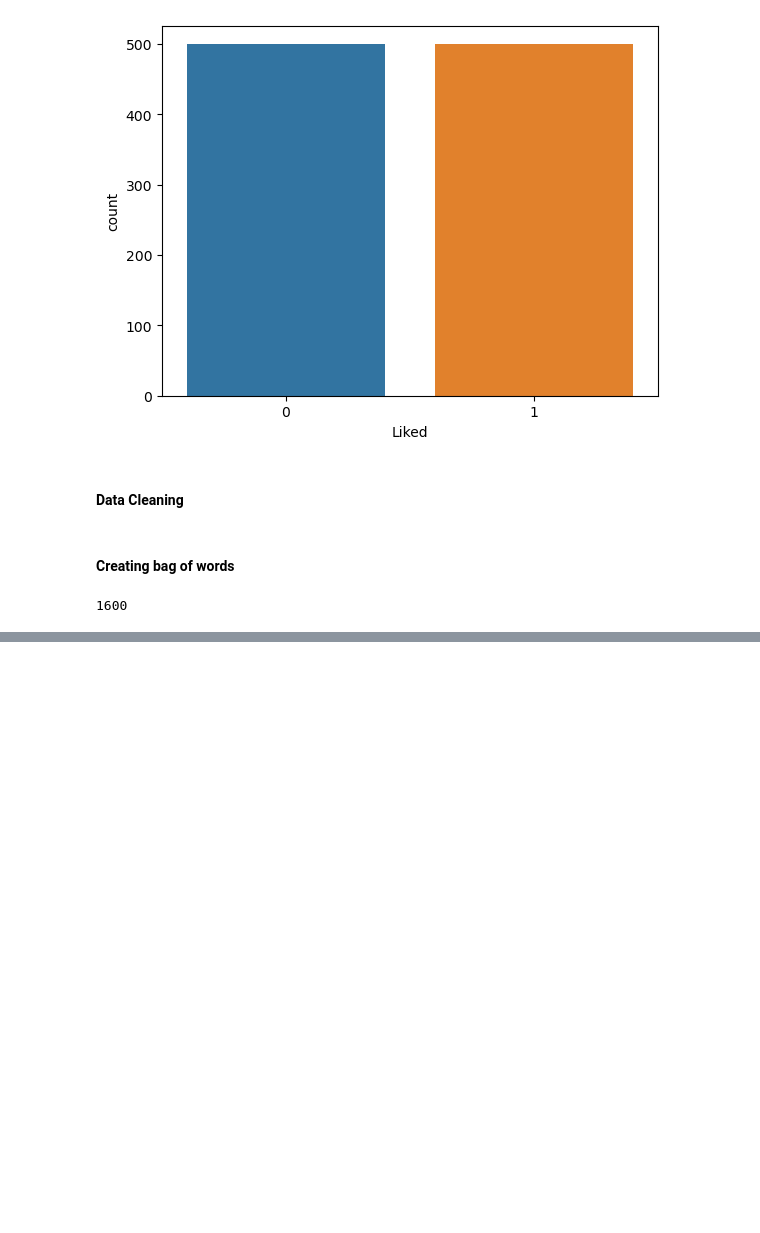
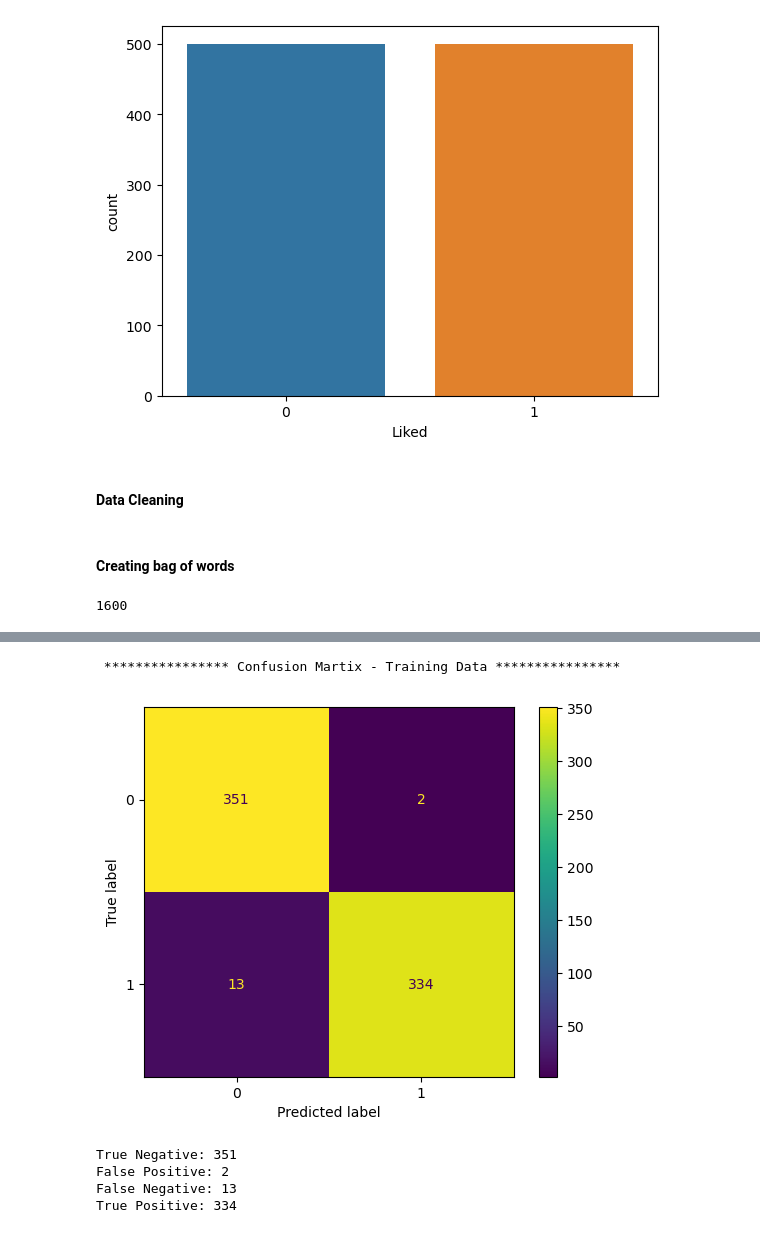
Before and after one commit to lavkushsingh31/NLP_Codes, a Jupyter notebook: Practice Udemy - NLP - Review Classifier.ipynb, the cells around one changed output, grey strips where cells are left out. Saved outputs shown, nothing was run; the diff lists cells and outputs as text; code cells hidden in the pictures; blank space fills up the shorter version.

```diff
--- a/Practice Udemy - NLP - Review Classifier.ipynb
+++ b/Practice Udemy - NLP - Review Classifier.ipynb
@@ -106,0 +123,2 @@ X.shape[1]
+# %%
+X_train, X_test, y_train, y_test = train_test_split(X, y, test_size=0.3, random_state=24)
@@ -106,0 +239,4 @@ X.shape[1]
+# %%
+svm_classifier = SVC(kernel='rbf',random_state=24)
+# %%
+svm_classifier.fit(X_train, y_train)
@@ -106,0 +245,3 @@ X.shape[1]
+# %%
+y_pred_train = svm_classifier.predict(X_train)
+y_pred_test = svm_classifier.predict(X_test)
@@ -106,0 +276,21 @@ X.shape[1]
+# %%
+print('\n **************** Confusion Martix - Training Data **************** \n')
+cm = confusion_matrix(y_train, y_pred_train, labels=svm_classifier.classes_)
+disp = ConfusionMatrixDisplay(cm)
+disp.plot()
+plt.show();
+# %% [output]
+ **************** Confusion Martix - Training Data ****************
+[figure, added]
+# %%
+tn, fp, fn, tp = cm.ravel()
+
+print(f"True Negative: {tn}")
+print(f"False Positive: {fp}")
+print(f"False Negative: {fn}")
+print(f"True Positive: {tp}")
+# %% [output]
+True Negative: 351
+False Positive: 2
+False Negative: 13
+True Positive: 334
```
Also changed, not shown: parts of 22 cells of this notebook.
